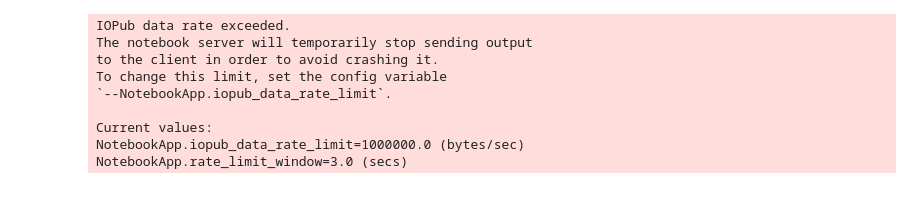
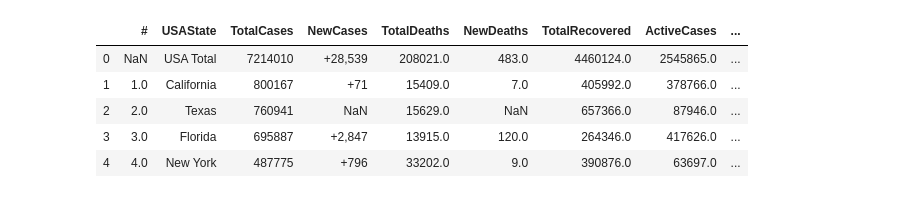
Before and after one commit to rohandesai007/COVID_Data_Extraction, a Jupyter notebook: Cps_D1_RS_PRJ1.ipynb, the cells around one changed output. Cells and saved outputs as stored; diff of their text form; code cells hidden in the pictures.

```diff
--- a/Cps_D1_RS_PRJ1.ipynb
+++ b/Cps_D1_RS_PRJ1.ipynb
@@ -88,17 +1,16 @@ Population=[]
-# %%
-i=1;
-iopub_data_rate_limit=10000000
-for entry in content:
-    if i%15 == 1:
-        Number.append(entry.text.strip())
-        print(Number)
-# %% [output]
-IOPub data rate exceeded.
-The notebook server will temporarily stop sending output
-to the client in order to avoid crashing it.
-To change this limit, set the config variable
-`--NotebookApp.iopub_data_rate_limit`.
-
-Current values:
-NotebookApp.iopub_data_rate_limit=1000000.0 (bytes/sec)
-NotebookApp.rate_limit_window=3.0 (secs)
+# %%
+import pandas as pd
+import requests
+
+url = "https://www.worldometers.info/coronavirus/country/us/"
+r = requests.get(url)
+df_list = pd.read_html(r.text) # this parses all the tables in webpages to a list
+df = df_list[0]
+df.head()
+# %% [output]
+|  | # | USAState | TotalCases | NewCases | TotalDeaths | NewDeaths | TotalRecovered | ActiveCases | ... |
+| 0 | NaN | USA Total | 7214010 | +28,539 | 208021.0 | 483.0 | 4460124.0 | 2545865.0 | ... |
+| 1 | 1.0 | California | 800167 | +71 | 15409.0 | 7.0 | 405992.0 | 378766.0 | ... |
+| 2 | 2.0 | Texas | 760941 | NaN | 15629.0 | NaN | 657366.0 | 87946.0 | ... |
+| 3 | 3.0 | Florida | 695887 | +2,847 | 13915.0 | 120.0 | 264346.0 | 417626.0 | ... |
+| 4 | 4.0 | New York | 487775 | +796 | 33202.0 | 9.0 | 390876.0 | 63697.0 | ... |
```
Also changed, not shown: parts of 13 cells of this notebook.
